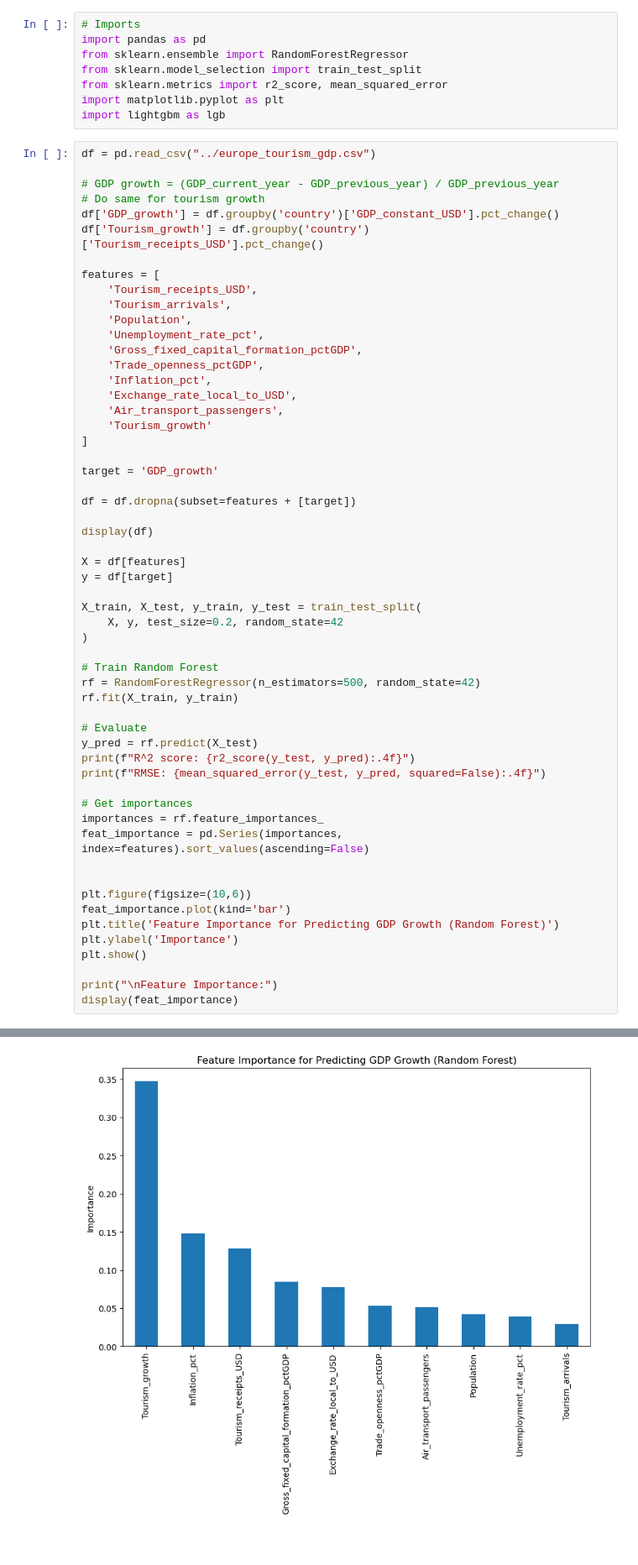
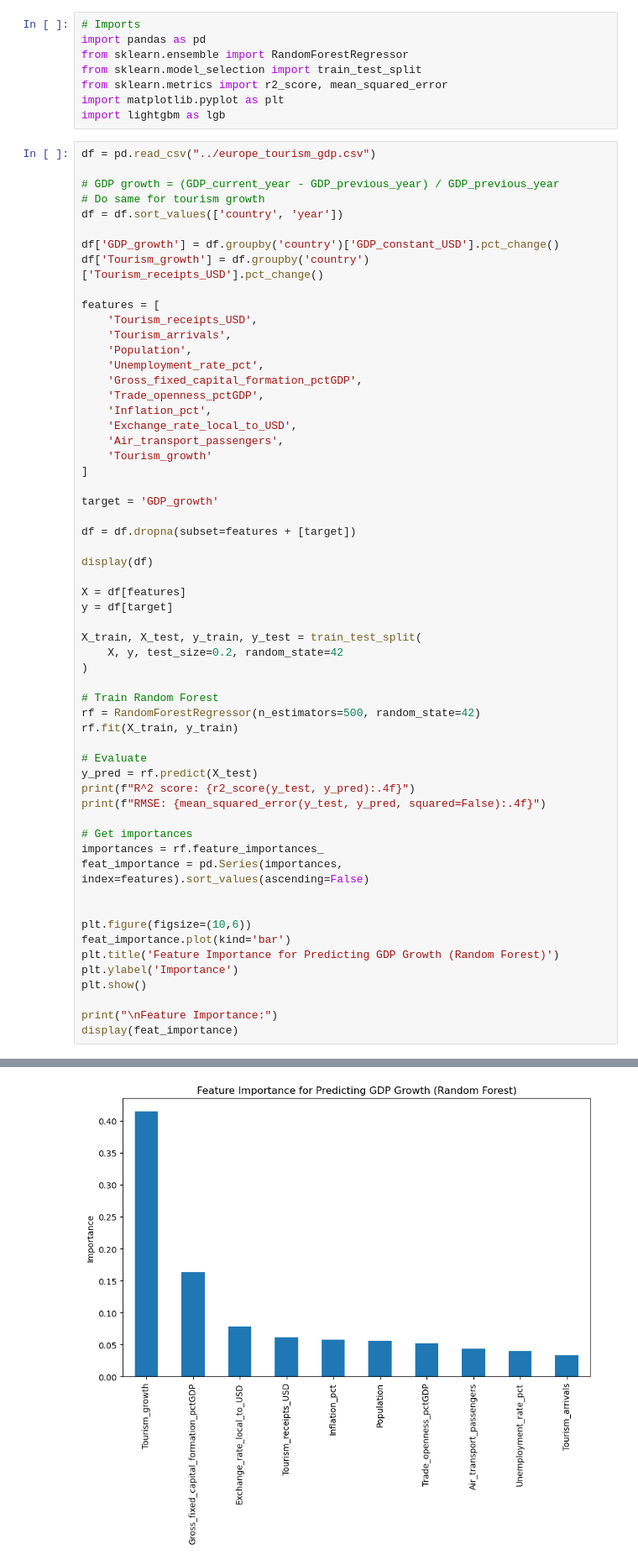
Before and after one commit to mvoynovich/DataAnalytics, a Jupyter notebook: Project/models.ipynb, the cells around one changed output, grey strips where cells are left out. Shown at 84% size. Cells and saved outputs as stored; diff of their text form.

```diff
--- a/Project/models.ipynb
+++ b/Project/models.ipynb
@@ -11,6 +11,8 @@ df = pd.read_csv("../europe_tourism_gdp.csv")
 
 # GDP growth = (GDP_current_year - GDP_previous_year) / GDP_previous_year
 # Do same for tourism growth
+df = df.sort_values(['country', 'year'])
+
 df['GDP_growth'] = df.groupby('country')['GDP_constant_USD'].pct_change()
 df['Tourism_growth'] = df.groupby('country')['Tourism_receipts_USD'].pct_change()
 
@@ -81,2 +83,2 @@ RMSE: 0.0261
-[figure, old version]
+[figure, new version]
 Feature Importance:
```
Also changed, not shown: parts of 4 cells of this notebook, 3 other files.
